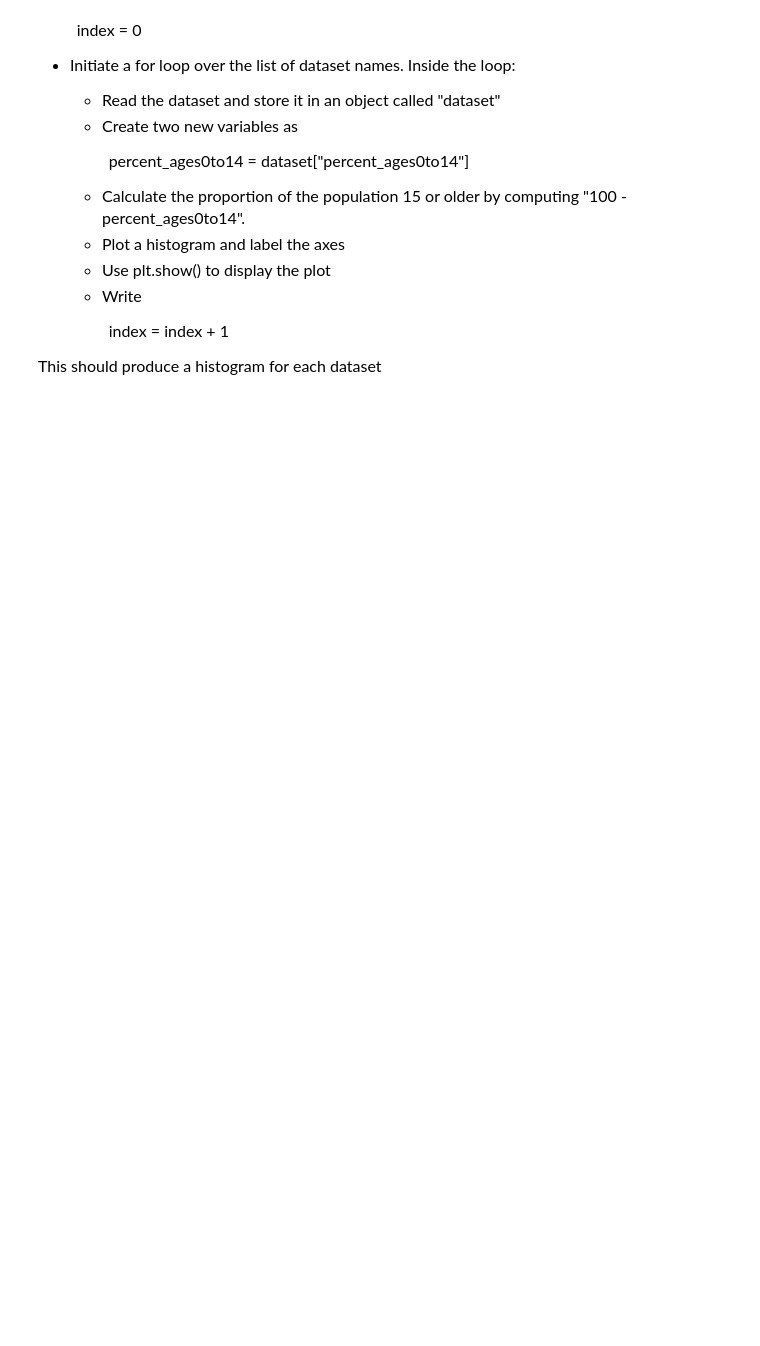
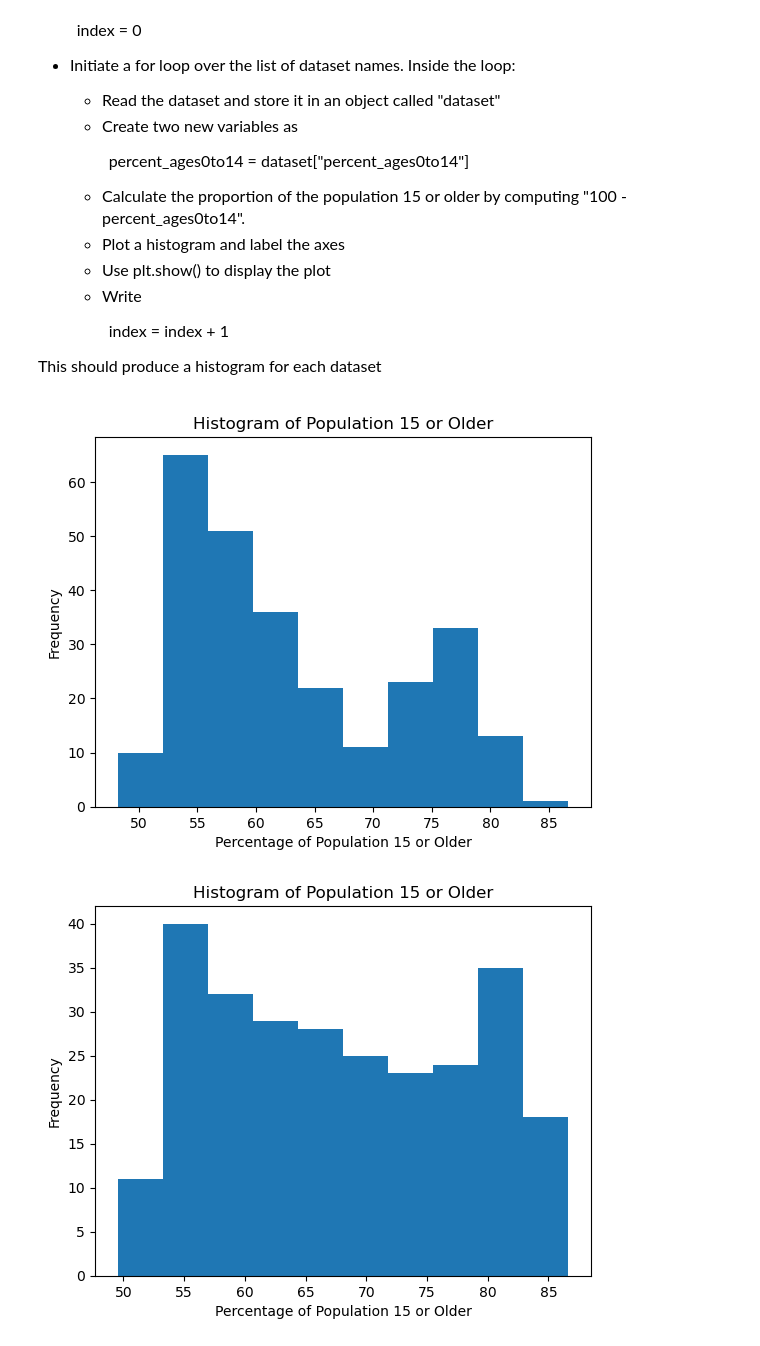
Before and after one commit to nielsarm/qtm151_fall_2023, a Jupyter notebook: quizzes/quiz1.ipynb, the cells around one changed output. Drawn from its saved outputs; the diff is of its cells as text; code cells hidden in the pictures; blank space fills up the shorter version.

```diff
--- a/quizzes/quiz1.ipynb
+++ b/quizzes/quiz1.ipynb
@@ -152,3 +167,13 @@ csv_dataset_names = ["data_quiz"]
+# %%
+# Write your own code
+csv_dataset_names = ["/Users/nielsarmbruster/Documents/GitHub/qtm151_fall_2023/quizzes/quiz1/data_quiz/wdi_ages1980.csv","/Users/nielsarmbruster/Documents/GitHub/qtm151_fall_2023/quizzes/quiz1/data_quiz/wdi_ages2000.csv","/Users/nielsarmbruster/Documents/GitHub/qtm151_fall_2023/quizzes/quiz1/data_quiz/wdi_ages2020.csv"]
+list_newnames = ["/Users/nielsarmbruster/Documents/GitHub/qtm151_fall_2023/quizzes/quiz1/data_excel/wdi_ages1980.xlsx","/Users/nielsarmbruster/Documents/GitHub/qtm151_fall_2023/quizzes/quiz1/data_excel/wdi_ages2000.xlsx","/Users/nielsarmbruster/Documents/GitHub/qtm151_fall_2023/quizzes/quiz1/data_excel/wdi_ages2020.xlsx"]
+index = 0
+for name in csv_dataset_names:
+    dataset = pd.read_csv(name)
+    filename = list_newnames[index]
+    dataset.to_excel(filename)
+    index = index + 1
 # %% [markdown]
 <font size = "5">
 
@@ -181,0 +205,17 @@ This should produce a histogram for each dataset
+# %%
+# Write your own code:
+csv_dataset_names = ["/Users/nielsarmbruster/Documents/GitHub/qtm151_fall_2023/quizzes/quiz1/data_quiz/wdi_ages1980.csv","/Users/nielsarmbruster/Documents/GitHub/qtm151_fall_2023/quizzes/quiz1/data_quiz/wdi_ages2000.csv","/Users/nielsarmbruster/Documents/GitHub/qtm151_fall_2023/quizzes/quiz1/data_quiz/wdi_ages2020.csv"]
+index = 0
+for name in csv_dataset_names:
+    dataset = pd.read_csv(name)
+    percent_ages0to14 = dataset["percent_ages0to14"]
+    pop15orolder = 100 - percent_ages0to14
+    plt.hist(pop15orolder)
+    plt.xlabel("Percentage of Population 15 or Older")
+    plt.ylabel("Frequency")
+    plt.title("Histogram of Population 15 or Older")
+    plt.show()
+    index = index + 1
+# %% [output]
+[figure, added]
+[figure, added]
```
Also changed, not shown: parts of 7 cells of this notebook, 6 other files.
